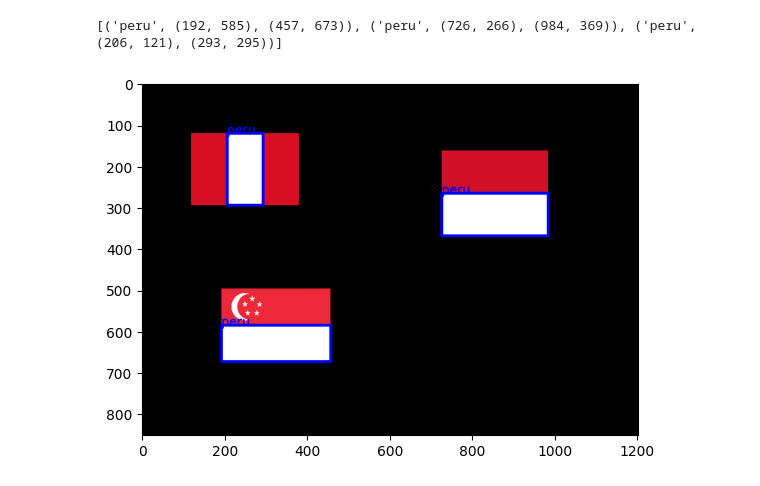
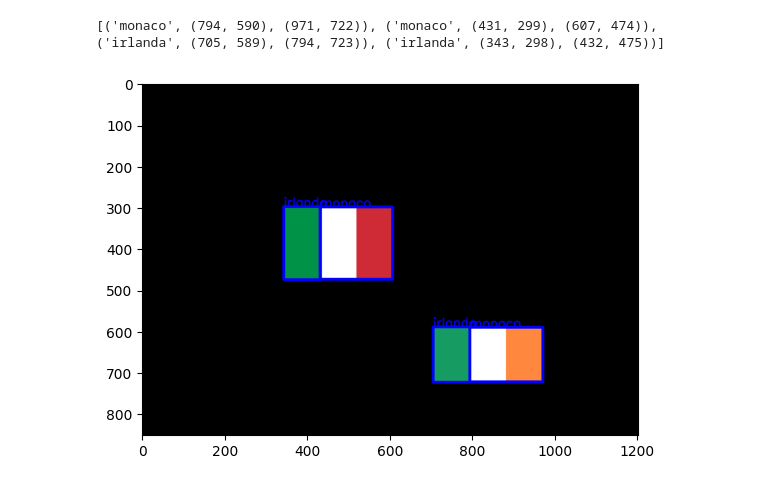
Before and after one commit to obayashi01/95634-pdi-atividade2, a Jupyter notebook: q1/q1.ipynb, the cells around one changed output. Drawn from its saved outputs; the diff is of its cells as text; code cells hidden in the pictures.

```diff
--- a/q1/q1.ipynb
+++ b/q1/q1.ipynb
@@ -78,3 +5,39 @@ def identifica_bandeira(img):
+# %%
+## Implementar a função que identifica a bandeira
+## A função deve receber uma imagem e retornar a bandeira identificada
+## A função deve retornar uma lista de tuplas no formato:
+## [(PAIS, (x1, y1), (x2, y2)), (PAIS, (x1, y1), (x2, y2)), ...]
+
+def identifica_bandeira(img):
+
+    bandeiras_identificadas = []
+
+
+    hsv = cv2.cvtColor(img, cv2.COLOR_BGR2HSV)
+
+    limites_cores = {
+        'monaco': ([0, 0, 200], [179, 255, 255]),  # Branco e vermelho
+        'peru': ([0, 100, 100], [10, 255, 255]),  # Vermelho
+        'singapura': ([0, 100, 100], [10, 255, 255]),  # Vermelho
+        'irlanda': ([36, 25, 25], [86, 255, 255]),  # Verde
+        'italia': ([100, 50, 50], [130, 255, 255])  # Azul
+    }
+
+    for pais, (limite_inferior, limite_superior) in limites_cores.items():
+
+        mascara = cv2.inRange(hsv, np.array(limite_inferior), np.array(limite_superior))
+
+
+        contornos, _ = cv2.findContours(mascara, cv2.RETR_EXTERNAL, cv2.CHAIN_APPROX_SIMPLE)
+
+        for contorno in contornos:
+
+            x, y, w, h = cv2.boundingRect(contorno)
+
+
+            bandeiras_identificadas.append((pais, (x, y), (x + w, y + h)))
+
+    return bandeiras_identificadas
 # %%
 ## nao alterar essa função
 # Função para desenhar as bandeiras identificadas
@@ -112,23 +75,23 @@ plt.show()
 # %%
 ## Para testar a função identifica_bandeira
 
 # Você pode testar a função identifica_bandeira com as imagens de teste fornecidas
 #
-img = cv2.imread('img/teste1.png')
-#img = cv2.imread('img/teste2.png')
+#img = cv2.imread('img/teste1.png')
+img = cv2.imread('img/teste2.png')
 #img = cv2.imread('img/teste3.png')
 #img = cv2.imread('img/teste4.png')
 
 # Chamar a função identifica_bandeira
 resultado = identifica_bandeira(img)
 
 # Imprimir o resultado da função identifica_bandeira
 print(resultado)
 
 # Desenhar as bandeiras na imagem
 bgr = draw_bandeiras(resultado, img)
 plt.imshow(cv2.cvtColor(bgr, cv2.COLOR_BGR2RGB))
 plt.show()
 # %% [output]
-[('peru', (192, 585), (457, 673)), ('peru', (726, 266), (984, 369)), ('peru', (206, 121), (293, 295))]
+[('monaco', (794, 590), (971, 722)), ('monaco', (431, 299), (607, 474)), ('irlanda', (705, 589), (794, 723)), ('irlanda', (343, 298), (432, 475))]
-[figure, old version]
+[figure, new version]
```
Also changed, not shown: parts of 4 cells of this notebook.
